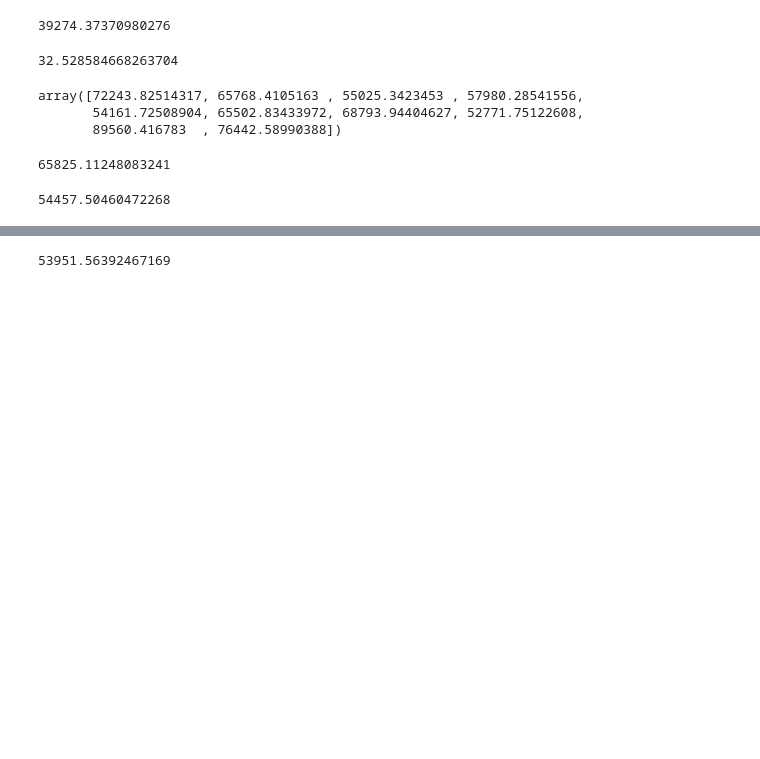
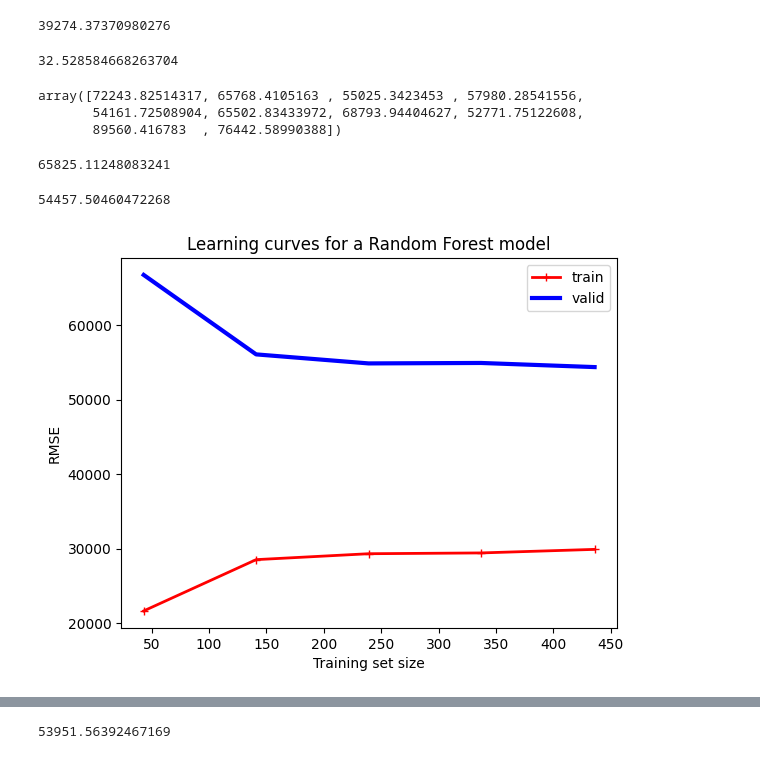
Before and after one commit to chriscolomb/seng474-project, a Jupyter notebook: notebook.ipynb, the cells around one changed output, grey strips where cells are left out. Cells and saved outputs as stored; diff of their text form; code cells hidden in the pictures; blank space fills up the shorter version.

Commit message:
added learning curve and prediction plots

```diff
--- a/notebook.ipynb
+++ b/notebook.ipynb
@@ -516,6 +516,23 @@ forest_rmses = -cross_val_score(forest_reg, ds, ds_labels, scoring="neg_root_mea
 np.mean(forest_rmses)
 # %% [output]
 54457.50460472268
+# %%
+from sklearn.model_selection import learning_curve
+
+train_sizes, train_scores, test_scores = learning_curve(estimator=forest_reg, X=ds, y=ds_labels, cv=10, scoring='neg_root_mean_squared_error')
+
+train_scores_mean = -np.mean(train_scores, axis=1)
+test_scores_mean = -np.mean(test_scores, axis=1)
+
+plt.plot(train_sizes, train_scores_mean, "r-+", linewidth=2, label="train")
+plt.plot(train_sizes, test_scores_mean, "b-", linewidth=3, label="valid")
+plt.ylabel('RMSE')
+plt.xlabel('Training set size')
+plt.title('Learning curves for a Random Forest model')
+plt.legend()
+plt.show()
+# %% [output]
+[figure, added]
 # %%
 from sklearn.linear_model import SGDRegressor
 
```
Also changed, not shown: parts of 21 cells of this notebook.
